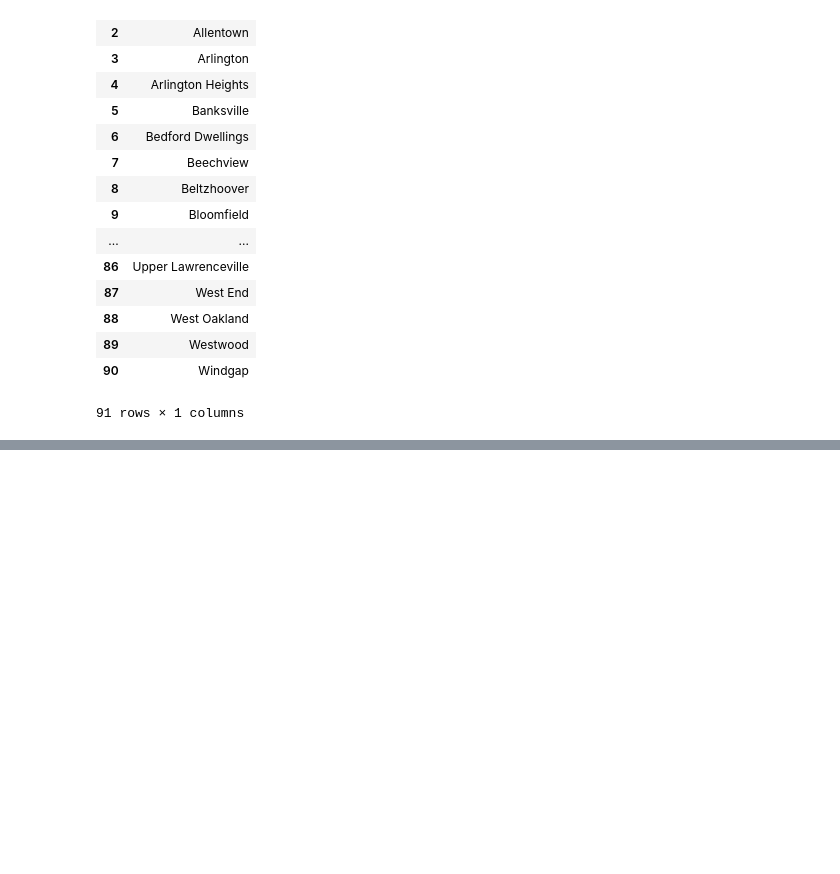
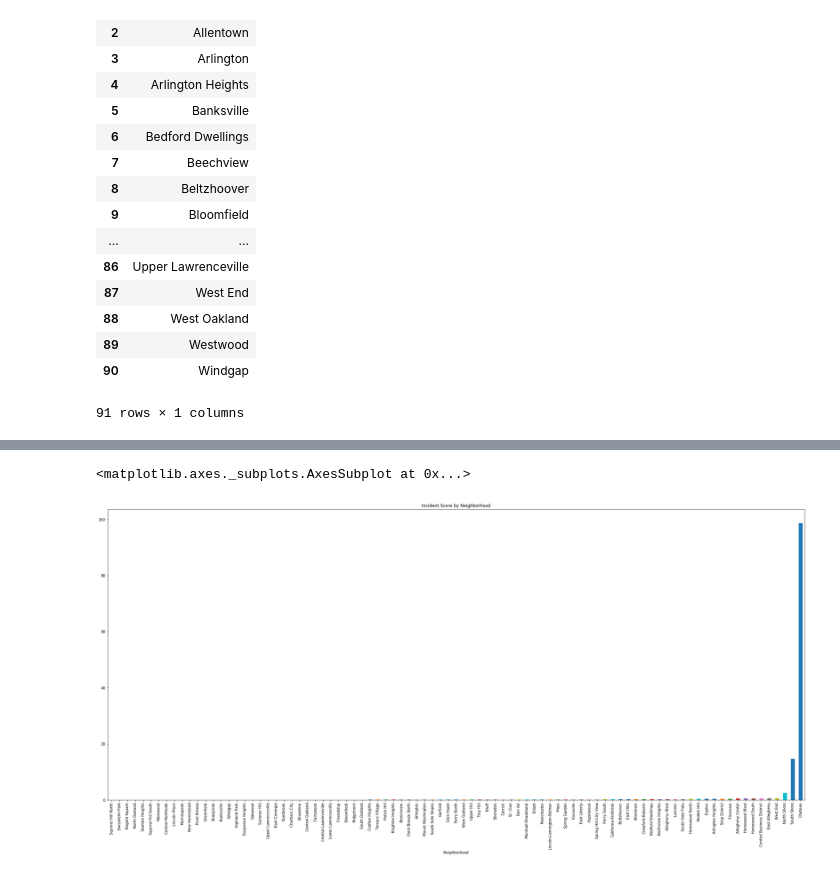
Before and after one commit to arib510/Big-Ideas-Final-Project, a Jupyter notebook: james_notebook.ipynb, the cells around one changed output, grey strips where cells are left out. Cells and saved outputs as stored; diff of their text form; code cells hidden in the pictures; blank space fills up the shorter version.

Commit message:
graphs and some comments

```diff
--- a/james_notebook.ipynb
+++ b/james_notebook.ipynb
@@ -193,0 +158,6 @@ final
+# %%
+#regular bar graph
+final['incident score'].plot(kind = 'bar', figsize = (35, 15), title = 'Incident Score by Neighborhood')
+# %% [output]
+<matplotlib.axes._subplots.AxesSubplot at 0x...>
+[figure, added]
```
Also changed, not shown: parts of 6 cells of this notebook, 1 other file.
